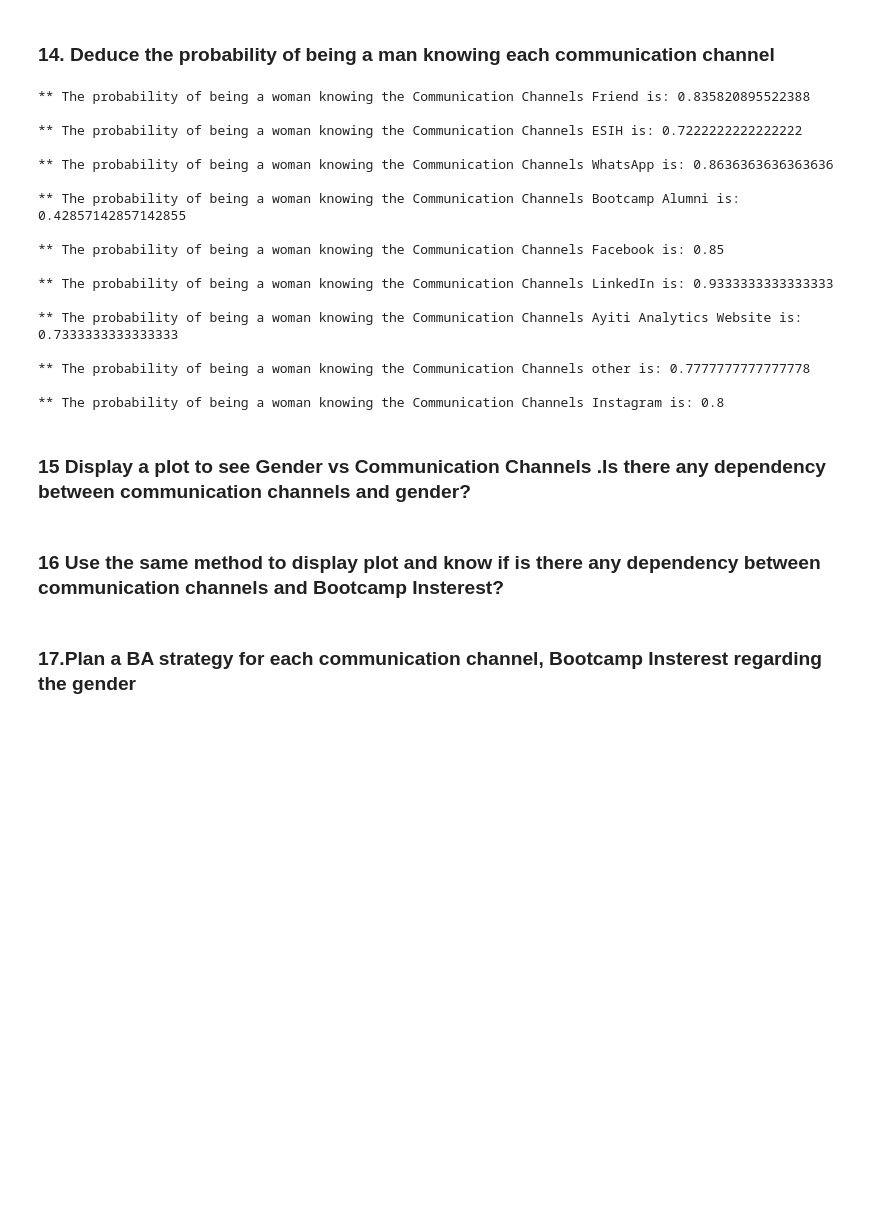
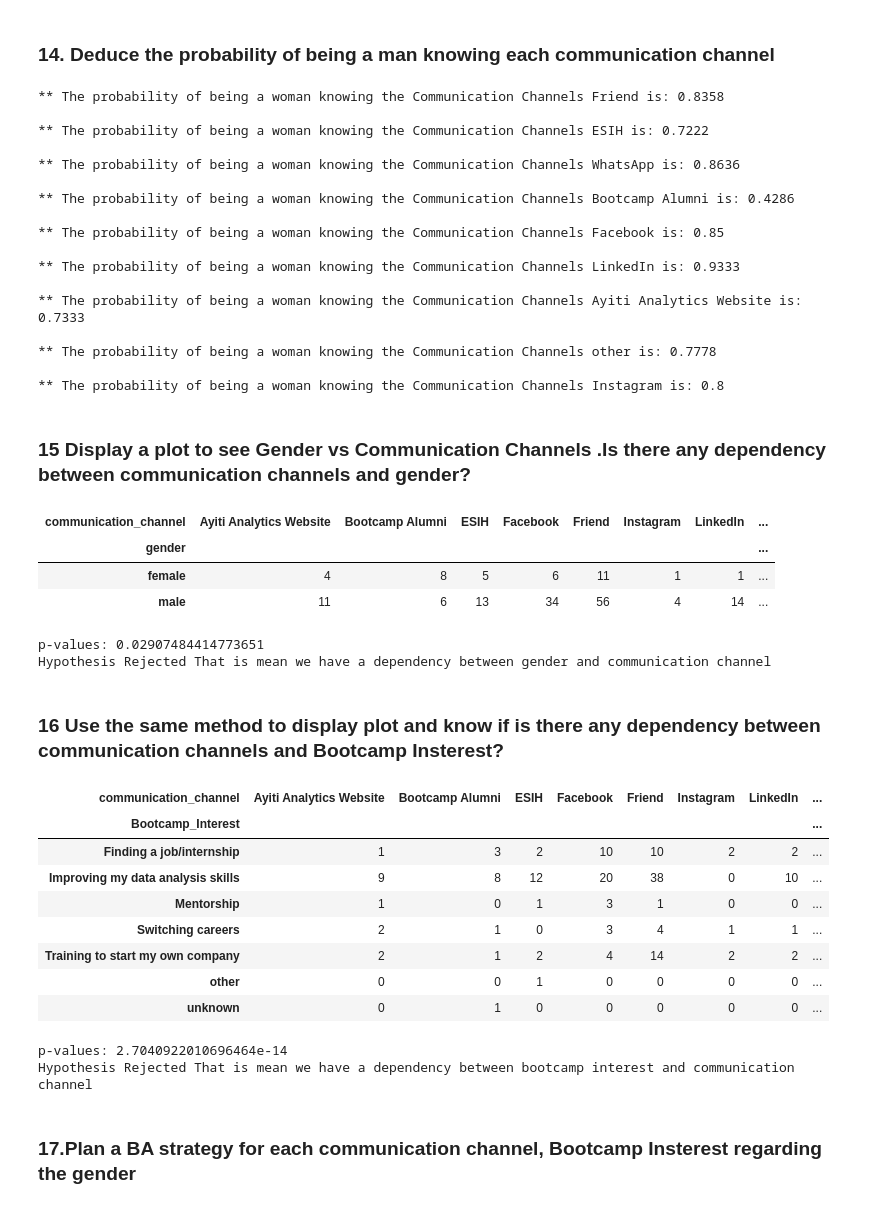
Before and after one commit to Thermoris1212/Project-Math-and-Prob, a Jupyter notebook: data.ipynb, the cells around one changed output. Saved outputs shown, nothing was run; the diff lists cells and outputs as text; code cells hidden in the pictures; blank space fills up the shorter version.

```diff
--- a/data.ipynb
+++ b/data.ipynb
@@ -648,25 +650,25 @@ for _ in oklist:
         ab = querry7[querry7["communication_channel"]== _]["gender"]
         a = ab.value_counts(normalize = 1)
         b = a.to_frame(name = "Hear_AA")
-        c = b.loc["male", "Hear_AA"]
+        c = b.loc["male", "Hear_AA"].round(4)
         probab.append(c)
         print("** The probability of being a woman knowing the Communication Channels {} is: {}\n".format(_, c))
 # %% [output]
-** The probability of being a woman knowing the Communication Channels Friend is: 0.835820895522388
+** The probability of being a woman knowing the Communication Channels Friend is: 0.8358
 
-** The probability of being a woman knowing the Communication Channels ESIH is: 0.7222222222222222
+** The probability of being a woman knowing the Communication Channels ESIH is: 0.7222
 
-** The probability of being a woman knowing the Communication Channels WhatsApp is: 0.8636363636363636
+** The probability of being a woman knowing the Communication Channels WhatsApp is: 0.8636
 
-** The probability of being a woman knowing the Communication Channels Bootcamp Alumni is: 0.42857142857142855
+** The probability of being a woman knowing the Communication Channels Bootcamp Alumni is: 0.4286
 
 ** The probability of being a woman knowing the Communication Channels Facebook is: 0.85
 
-** The probability of being a woman knowing the Communication Channels LinkedIn is: 0.9333333333333333
+** The probability of being a woman knowing the Communication Channels LinkedIn is: 0.9333
 
-** The probability of being a woman knowing the Communication Channels Ayiti Analytics Website is: 0.7333333333333333
+** The probability of being a woman knowing the Communication Channels Ayiti Analytics Website is: 0.7333
 
-** The probability of being a woman knowing the Communication Channels other is: 0.7777777777777778
+** The probability of being a woman knowing the Communication Channels other is: 0.7778
 
 ** The probability of being a woman knowing the Communication Channels Instagram is: 0.8
 # %% [markdown]
@@ -674,2 +679,23 @@ for _ in oklist:
+# %%
+# pivot table: gender & communication channel
+gender_com=pd.pivot_table(querry7,values="index", index=['gender',],
+ columns=['communication_channel'], aggfunc="count",fill_value =0)
+
+gender_com
+# %% [output]
+| communication_channel | Ayiti Analytics Website | Bootcamp Alumni | ESIH | Facebook | Friend | Instagram | LinkedIn | ... |
+| gender |  |  |  |  |  |  |  | ... |
+| female | 4 | 8 | 5 | 6 | 11 | 1 | 1 | ... |
+| male | 11 | 6 | 13 | 34 | 56 | 4 | 14 | ... |
+# %%
+stat, p, dof, expected = chi2_contingency(gender_com.values)
+print("p-values:",p)
+if p < 0.05:
+ print("Hypothesis Rejected", "That is mean we have a dependency between gender and communication channel")
+else:
+ print("Hypothesis Accepted", "That is mean we do not have any dependency between gender and communication channel")
+# %% [output]
+p-values: 0.02907484414773651
+Hypothesis Rejected That is mean we have a dependency between gender and communication channel
 # %% [markdown]
 ### 16 Use the same method to display plot and know if is there any dependency between communication channels and Bootcamp Insterest?
@@ -678,2 +702,28 @@ for _ in oklist:
+# %%
+#pivot table: communication channel &  Bootcamp Interest
+boot_com=pd.pivot_table(querry7,values="index", index=['Bootcamp_Interest',],
+ columns=['communication_channel'], aggfunc="count",fill_value =0)
+
+boot_com
+# %% [output]
+| communication_channel | Ayiti Analytics Website | Bootcamp Alumni | ESIH | Facebook | Friend | Instagram | LinkedIn | ... |
+| Bootcamp_Interest |  |  |  |  |  |  |  | ... |
+| Finding a job/internship | 1 | 3 | 2 | 10 | 10 | 2 | 2 | ... |
+| Improving my data analysis skills | 9 | 8 | 12 | 20 | 38 | 0 | 10 | ... |
+| Mentorship | 1 | 0 | 1 | 3 | 1 | 0 | 0 | ... |
+| Switching careers | 2 | 1 | 0 | 3 | 4 | 1 | 1 | ... |
+| Training to start my own company | 2 | 1 | 2 | 4 | 14 | 2 | 2 | ... |
+| other | 0 | 0 | 1 | 0 | 0 | 0 | 0 | ... |
+| unknown | 0 | 1 | 0 | 0 | 0 | 0 | 0 | ... |
+# %%
+stat, p, dof, expected = chi2_contingency(boot_com.values)
+print("p-values:",p)
+if p < 0.05:
+ print("Hypothesis Rejected", "That is mean we have a dependency between bootcamp interest and communication channel")
+else:
+ print("Hypothesis Accepted", "That is mean we do not have any dependency between bootacmp interest and communication channel")
+# %% [output]
+p-values: 2.7040922010696464e-14
+Hypothesis Rejected That is mean we have a dependency between bootcamp interest and communication channel
 # %% [markdown]
 ### 17.Plan a BA  strategy for each communication channel, Bootcamp Insterest regarding the gender
```
Also changed, not shown: parts of 11 cells of this notebook.
